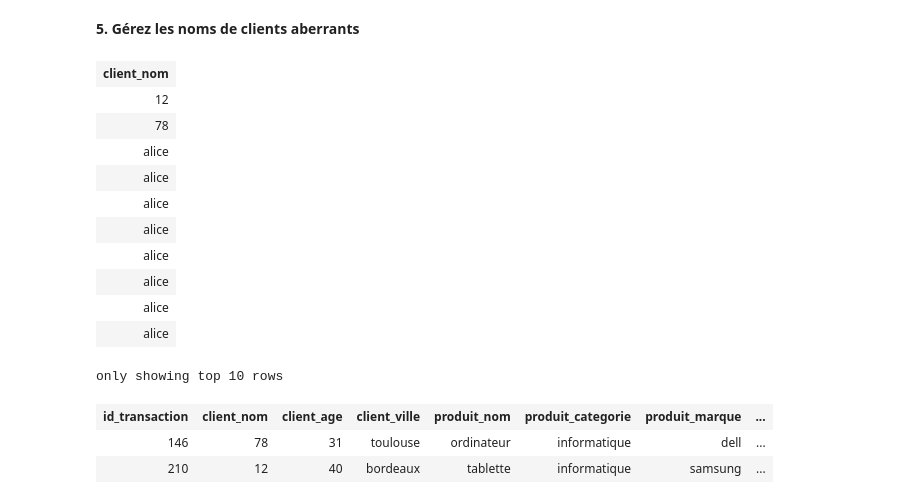
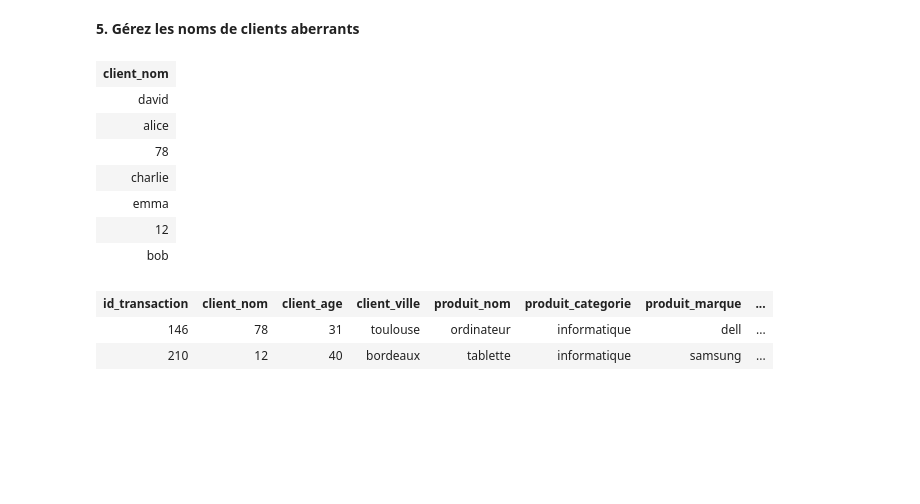
Before and after one commit to cesarGattano/intro_PySpark_DBT, a Jupyter notebook: brief.ipynb, the cells around one changed output. Saved outputs shown, nothing was run; the diff lists cells and outputs as text; code cells hidden in the pictures; blank space fills up the shorter version.

```diff
--- a/brief.ipynb
+++ b/brief.ipynb
@@ -258,20 +258,16 @@ ventes_04.describe()
 # %% [markdown]
 **5. Gérez les noms de clients aberrants**
 # %%
-ventes_04.select("client_nom").sort("client_nom", ascending=True)
+ventes_04.select("client_nom").sort("client_nom", ascending=True).distinct()
 # %% [output]
 | client_nom |
+| david |
+| alice |
+| 78 |
+| charlie |
+| emma |
 | 12 |
-| 78 |
-| alice |
-| alice |
-| alice |
-| alice |
-| alice |
-| alice |
-| alice |
-| alice |
+| bob |
-only showing top 10 rows
 # %%
 ventes_04.filter(ventes_04.client_nom.isin(['12', '78']))
 # %% [output]
```
Also changed, not shown: parts of 7 cells of this notebook.
